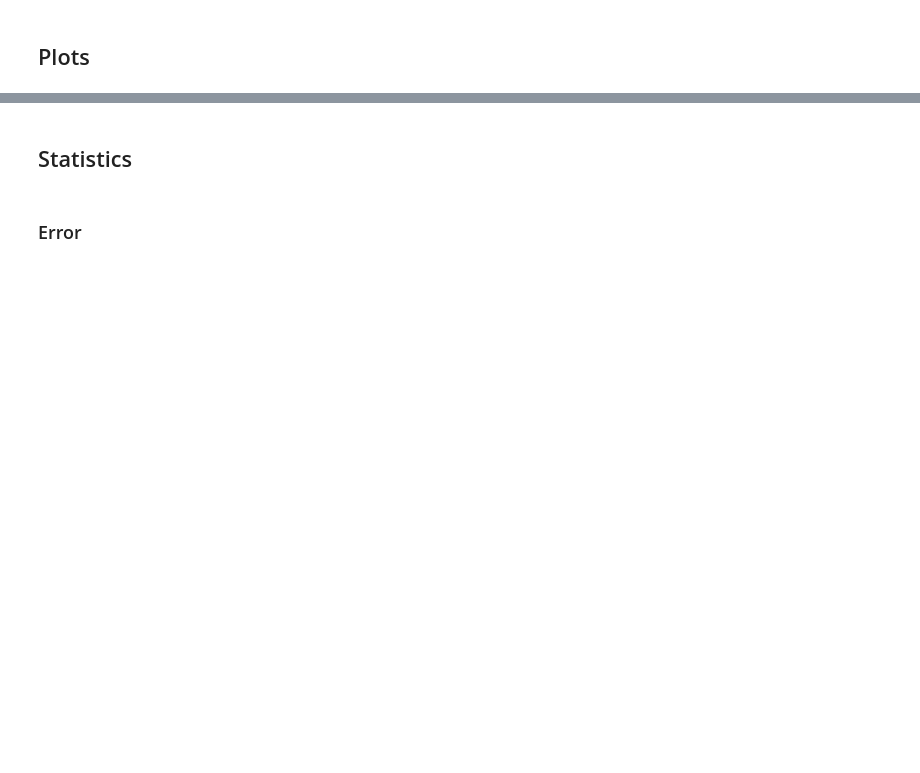
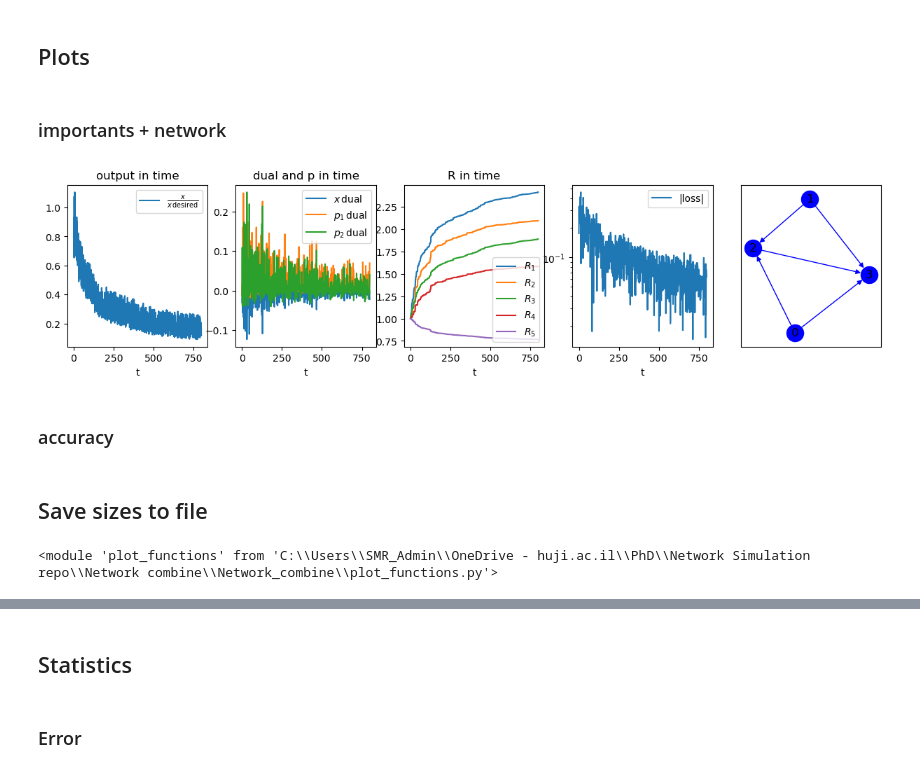
Before and after one commit to RoieEzraty/Network_combine, a Jupyter notebook: Network_main.ipynb, the cells around one changed output, grey strips where cells are left out. Saved outputs shown, nothing was run; the diff lists cells and outputs as text; code cells hidden in the pictures; blank space fills up the shorter version.

Commit message:
extended plots after Shmuel returned

```diff
--- a/Network_main.ipynb
+++ b/Network_main.ipynb
@@ -76,7 +88,8 @@ Variabs = User_Variables(iterations,\
                          access_interNodes, \
                          task_type, \
                          M_values, \
-                         Ninter)
+                         Ninter, \
+                         measure_accuracy_every)
 Variabs.assign_alpha_vec(alpha)
 print('alpha_vec', Variabs.alpha_vec)
 Variabs.create_dataset_and_targets(M_values)
@@ -125,28 +152,25 @@ BigClass.add_NET(NET)  # add to big class
 # %%
 for i in range(Variabs.iterations):
     print('i', i)
+
     # if task is classification and iteration # is beginning of epoch
     # draw output of network as output of mean of Irises
     if i % iterations == 0 and task_type == 'Iris_classification':
-        targets_mat = zeros([3, 3])
-        for j in range(3):
-            State.draw_p_means_Iris(Variabs, j)
-            # print('means[j]', State.input_drawn)
-            State.solve_flow_given_problem(BigClass, "measure_for_mean")  # measure and don't change resistances
-            # print('targets[j]', State.output)
-            targets_mat[j] = State.output
-        State.assign_targets_Iris(targets_mat)
-        print(targets_mat)
+        State.assign_targets_Iris(BigClass)
+
+    # staying stay_sample iteration under same sample
     if use_p_tag:
         k = (i//stay_sample)*2 + i%2
     else:
         k = (i//stay_sample)
     print('k', k)
+
+    # draw input and desired outputs from dataset
     State.draw_p_in_and_desired(Variabs, k)
-    #print('p_drawn ', State.input_drawn)
-    # print('desired output', State.desired)
+
+    # measure
     State.solve_flow_given_problem(BigClass, "measure")  # measure and don't change resistances
-    # print('output meausred', State.output)
+
     if not i % 2 and use_p_tag:  # even iterations, take another sampled pressure and measure again
     # if not i % 2:  # even iterations, take another sampled pressure and measure again
         pass
@@ -158,3 +182,10 @@ for i in range(Variabs.iterations):
             State.update_inter_dual(BigClass)
         State.solve_flow_given_problem(BigClass, "dual")  # measure and don't change resistances
         State.update_Rs(BigClass)
+
+    # measure accuracy
+    if i % measure_accuracy_every == 0 and task_type == 'Iris_classification' \
+       and i//measure_accuracy_every<len(State.accuracy_in_t):
+        State.calculate_accuracy_fullDataset(BigClass)
+        State.accuracy_in_t[i//measure_accuracy_every] = State.accuracy
+        State.t_for_accuracy[i//measure_accuracy_every] = State.t
@@ -161,7 +210,13 @@ for i in range(Variabs.iterations):
 # %% [markdown]
 ## Plots
+# %% [markdown]
+### importants + network
 # %%
 if hasattr(Variabs, 'M'):
-    plot_functions.plot_importants(State, Variabs, State.desired_in_t, Variabs.M)
+    plot_functions.plot_importants(State, Variabs, State.desired_in_t, Variabs.M, include_network=True, NET=NET)
 else:
-        plot_functions.plot_importants(State, Variabs, State.desired_in_t)
+    plot_functions.plot_importants(State, Variabs, State.desired_in_t, include_network=True)
+# %% [output]
+[figure, added]
+# %% [markdown]
+### accuracy
@@ -167,0 +228,2 @@ else:
+# %% [markdown]
+## Save sizes to file
@@ -167,0 +259,5 @@ else:
+# %%
+# Reload the module to reflect any changes made
+importlib.reload(plot_functions)
+# %% [output]
+<module 'plot_functions' from 'C:\\Users\\SMR_Admin\\OneDrive - huji.ac.il\\PhD\\Network Simulation repo\\Network combine\\Network_combine\\plot_functions.py'>
```
Also changed, not shown: parts of 26 cells of this notebook, 4 other files.
